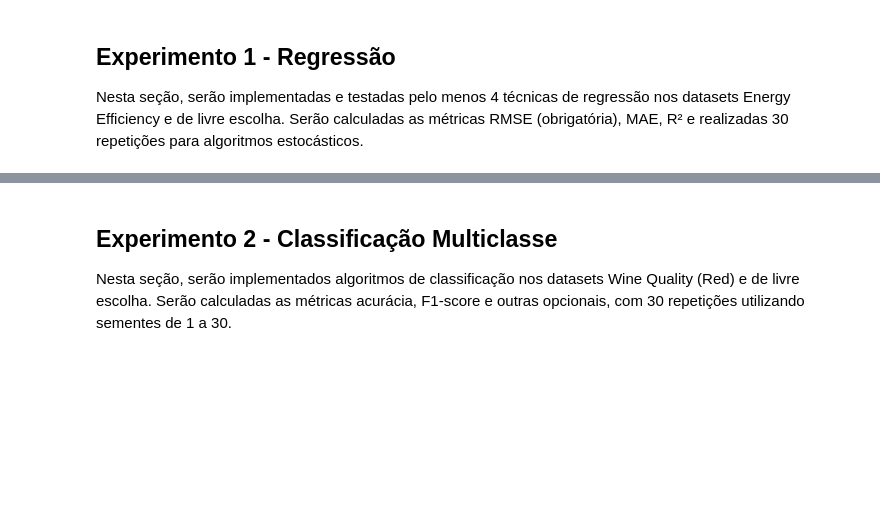
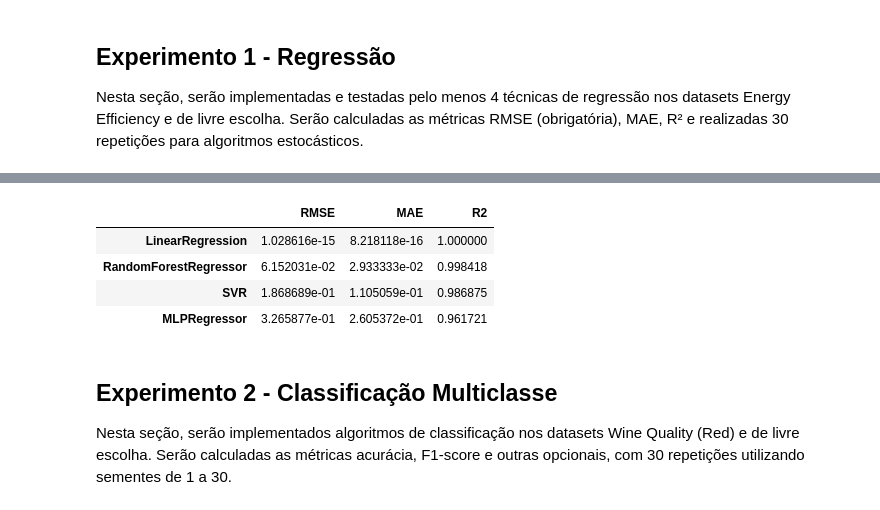
Before and after one commit to LeonardoVieiraGuimaraes/InteligenciaComputacional, a Jupyter notebook: Trabalho04/experimentos.ipynb, the cells around one changed output, grey strips where cells are left out. Saved outputs shown, nothing was run; the diff lists cells and outputs as text; code cells hidden in the pictures; blank space fills up the shorter version.

```diff
--- a/Trabalho04/experimentos.ipynb
+++ b/Trabalho04/experimentos.ipynb
@@ -155,25 +164,31 @@ pd.DataFrame(energy_summary).T
 # %%
 # Regressão no dataset livre (Iris - exemplo usando petal_length como alvo)
 X_iris_reg = df_iris[iris_features]
 y_iris_reg = df_iris['petal_length']
 X_iris_reg_scaled = scaler_iris.fit_transform(X_iris_reg)
 
 results_iris = {name: [] for name in regressors}
 for name, model in regressors.items():
     for seed in seeds:
         X_train, X_test, y_train, y_test = train_test_split(X_iris_reg_scaled, y_iris_reg, test_size=0.2, random_state=seed)
         model.fit(X_train, y_train)
         y_pred = model.predict(X_test)
-        rmse = mean_squared_error(y_test, y_pred, squared=False)
+        rmse = mean_squared_error(y_test, y_pred) ** 0.5  # Corrigido para calcular RMSE manualmente
         mae = mean_absolute_error(y_test, y_pred)
         r2 = r2_score(y_test, y_pred)
         results_iris[name].append({'RMSE': rmse, 'MAE': mae, 'R2': r2})
 
 iris_summary = {}
 for name in regressors:
     df = pd.DataFrame(results_iris[name])
     iris_summary[name] = df.mean().to_dict()
 pd.DataFrame(iris_summary).T
+# %% [output]
+|  | RMSE | MAE | R2 |
+| LinearRegression | 1.028616e-15 | 8.218118e-16 | 1.000000 |
+| RandomForestRegressor | 6.152031e-02 | 2.933333e-02 | 0.998418 |
+| SVR | 1.868689e-01 | 1.105059e-01 | 0.986875 |
+| MLPRegressor | 3.265877e-01 | 2.605372e-01 | 0.961721 |
 # %% [markdown]
 ## Experimento 2 - Classificação Multiclasse
 
```
Also changed, not shown: parts of 6 cells of this notebook, 1 other file.
